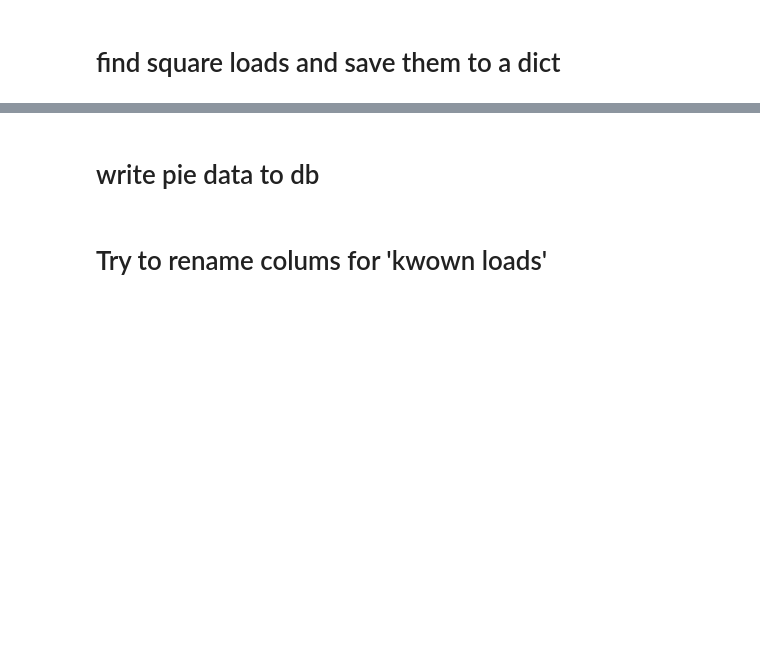
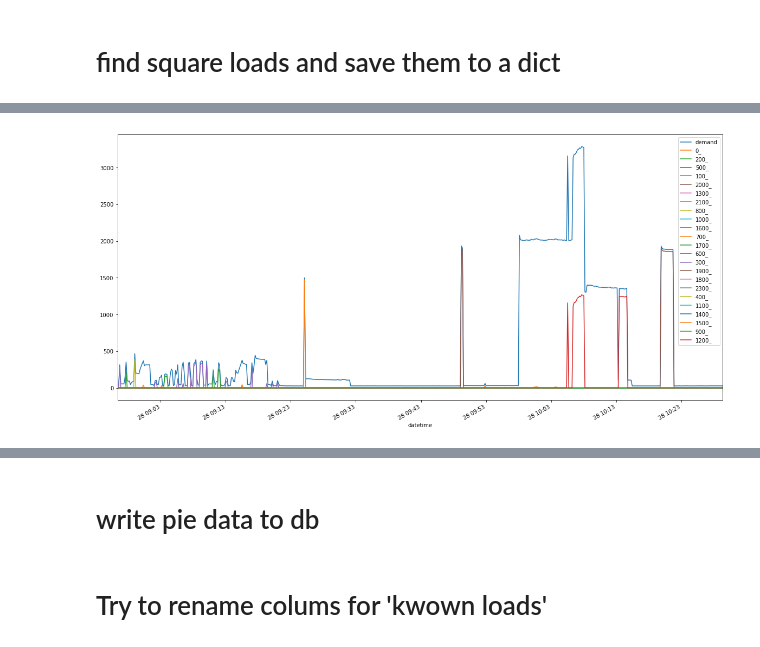
Before and after one commit to disaggregation/disaggregator-deltaPower, a Jupyter notebook: deltaP-Cleaned.ipynb, the cells around one changed output, grey strips where cells are left out. Cells and saved outputs as stored; diff of their text form; code cells hidden in the pictures; blank space fills up the shorter version.

```diff
--- a/deltaP-Cleaned.ipynb
+++ b/deltaP-Cleaned.ipynb
@@ -236,0 +222,6 @@ print(df.loc[i:i+step,l])
+# %%
+fig = df.loc[i:i+step,l].plot(x=df.loc[i:i+step,'datetime'],figsize=(20,10))
+plt.savefig('test.png')
+
+print(df.loc[i:i+step,l])
+# %% [output]
@@ -237,3 +245,4 @@ print(df.loc[i:i+step,l])
+[figure, added]
 # %%
 # print(list(loads['100_'][0]))
 for i in sorted(loads):
```
Also changed, not shown: parts of 11 cells of this notebook, 1 other file.
